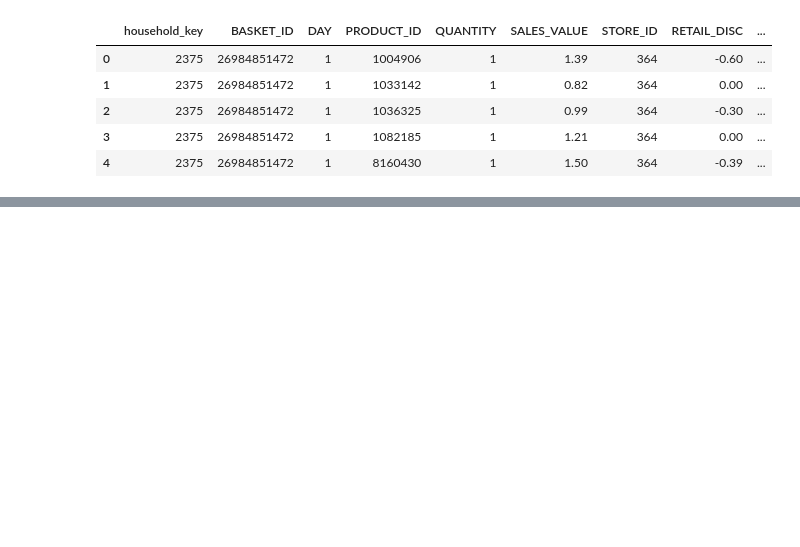
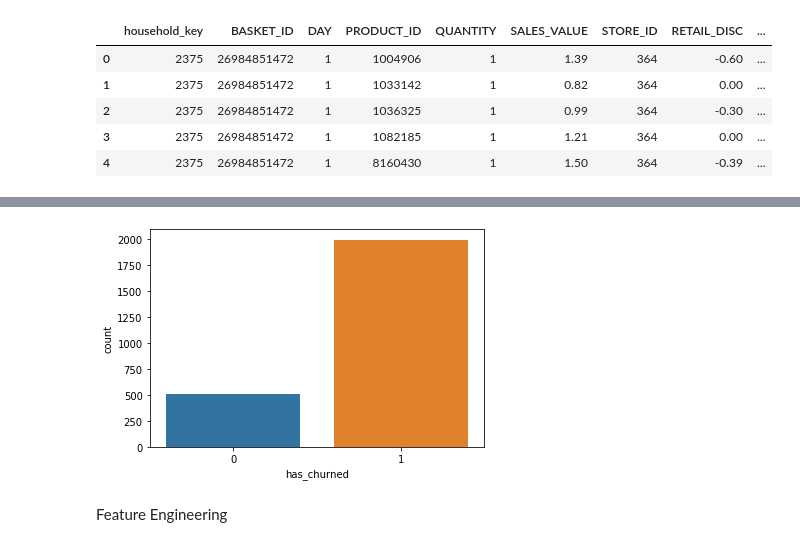
Before and after one commit to ambita20/Customer-Engagement-Python-Project, a Jupyter notebook: PythonProject.ipynb, the cells around one changed output, grey strips where cells are left out. Drawn from its saved outputs; the diff is of its cells as text; code cells hidden in the pictures; blank space fills up the shorter version.

```diff
--- a/PythonProject.ipynb
+++ b/PythonProject.ipynb
@@ -83,0 +155,4 @@ transaction_data_df.head()
+# %%
+churn=transaction_data_df.groupby('household_key').agg({'WEEK_NO':'max'}).reset_index()
+churn['has_churned']=(churn['WEEK_NO']>98).astype(int)
+del churn['WEEK_NO']
@@ -83,0 +161,6 @@ transaction_data_df.head()
+# %%
+ax=sns.countplot(churn['has_churned'])
+# %% [output]
+[figure, added]
+# %% [markdown]
+Feature Engineering
```
Also changed, not shown: parts of 17 cells of this notebook.
